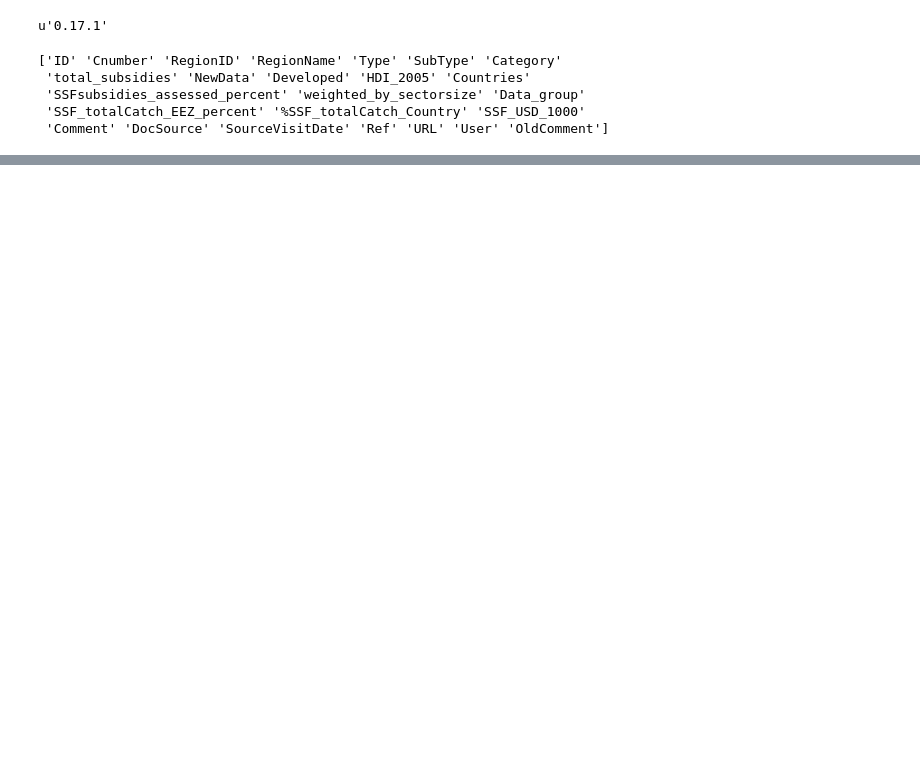
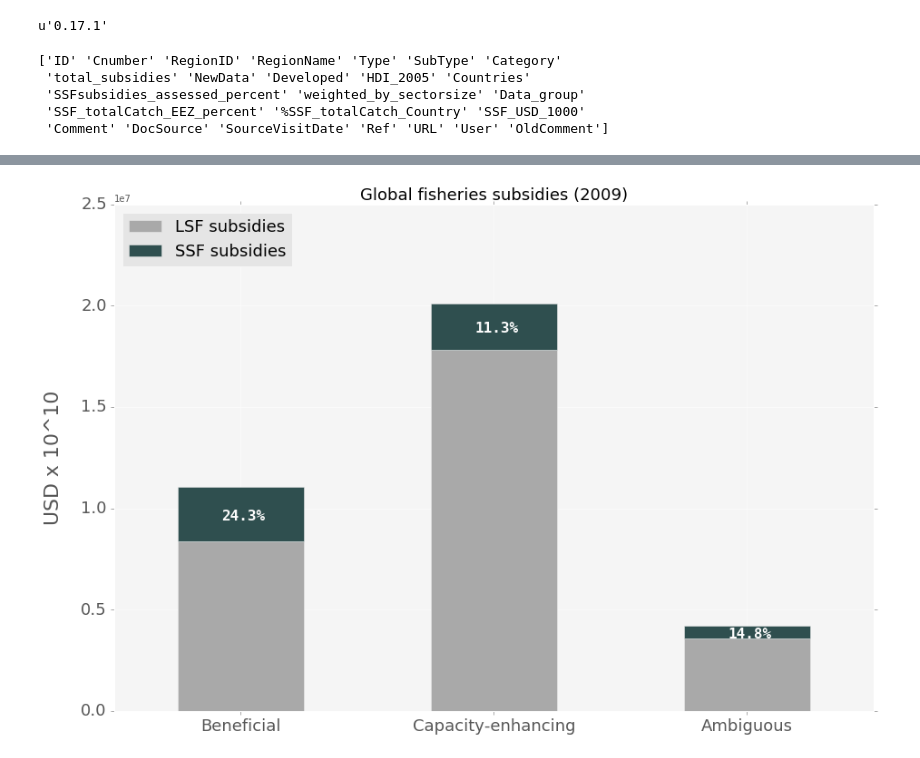
Before and after one commit to annaschu/subsidies, a Jupyter notebook: SSF subsidies capped.ipynb, the cells around one changed output, grey strips where cells are left out. Cells and saved outputs as stored; diff of their text form; code cells hidden in the pictures; blank space fills up the shorter version.

Commit message:
up-datie fuel data for SSF subsidies with new Mexico info for fuel subsidies, making colourful figures for presentation

```diff
--- a/SSF subsidies capped.ipynb
+++ b/SSF subsidies capped.ipynb
@@ -316,10 +403,10 @@ data = Subsidies_per_Category_short[['LSF subsidies','SSF subsidies']]
 data_dict = data.to_dict()
 
 
-# these percentages are the SSF percent out of the total subsidie calculated in Subsidies_per_Category['SSF percent']
+# these percentages are the SSF percent out of the total subsidies calculated in Subsidies_per_Category['SSF percent']
 SSFpercent = (
     {'label': 'Beneficial', 'percentage': 24.3},
-    {'label': 'Capacity-enhancing', 'percentage': 10.6},
+    {'label': 'Capacity-enhancing', 'percentage': 11.3},
     {'label': 'Ambiguous', 'percentage': 14.8}
 )
 
@@ -360,30 +447,32 @@ rects = ax.bar(indexes, percentages, width)
 
 # iterate rects and map index with SSF percentage
 for index, rect in enumerate(rects):
     SSFpercent[index]['rect_x'] = rect.get_x()
 
 
 # now we have a single object holding
 # all the values we need to label the chart
 for bar in SSFpercent:
     #  get percenatage label as a string
     percentage = bar['percentage']
     #  get value of to of bar
     height = bar['total']
     label_position = height - ((height / 100 * percentage) / 2)
     #  position text lables
     ax.text(
         bar['rect_x'] + width/2,
         label_position  - 12.4**5, str(percentage) + '%',
         ha="center",
         family="monospace",
         fontsize=16,
         fontweight="bold",
         color="white"
     )
 
 
 plt.savefig('Subsidies_Category.svg', dpi=400, bbox_inches='tight')
 plt.savefig('Subsidies_Category.pdf', dpi=400, bbox_inches='tight')
 plt.legend(loc=2,fontsize=18)
 plt.show()
+# %% [output]
+[figure, added]
```
Also changed, not shown: parts of 47 cells of this notebook, 20 other files.
